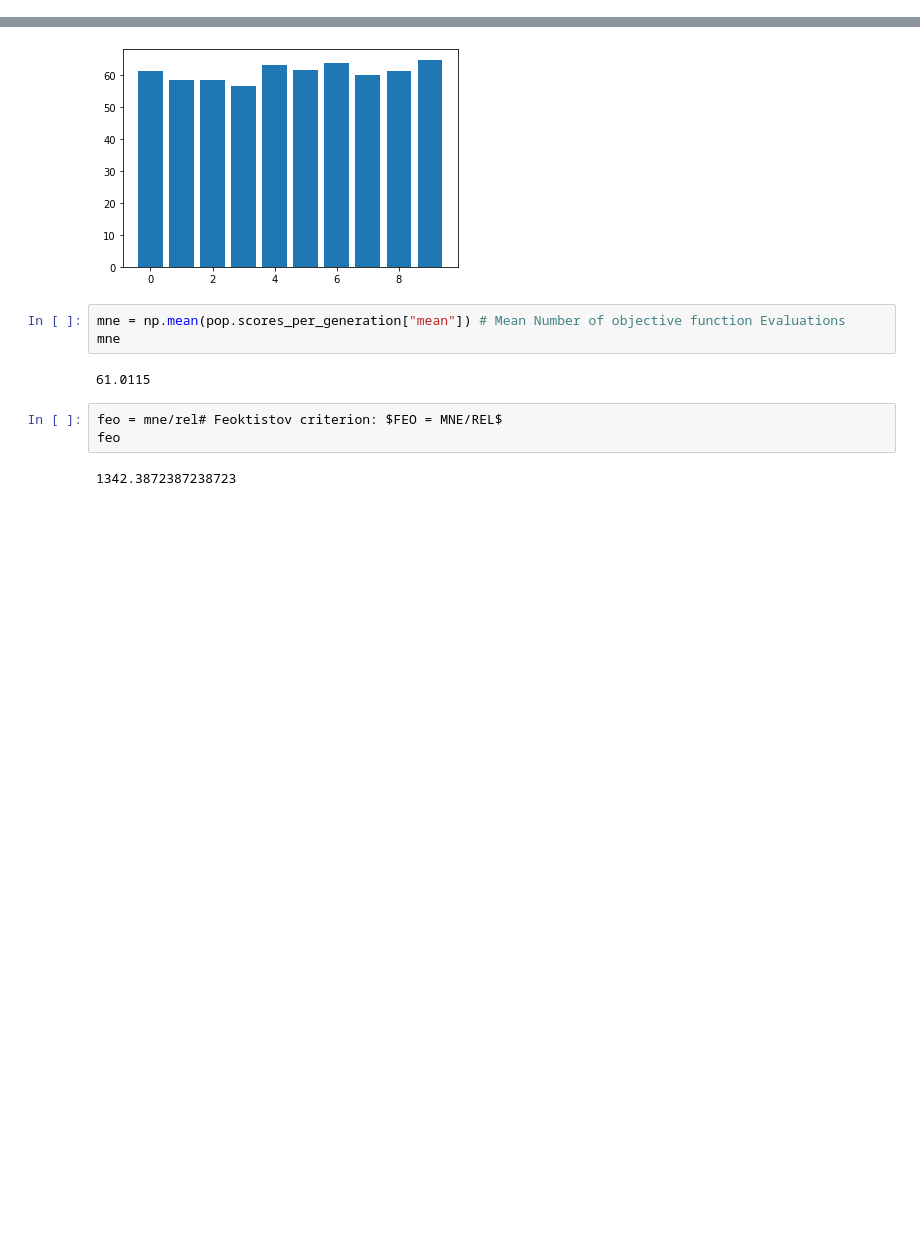
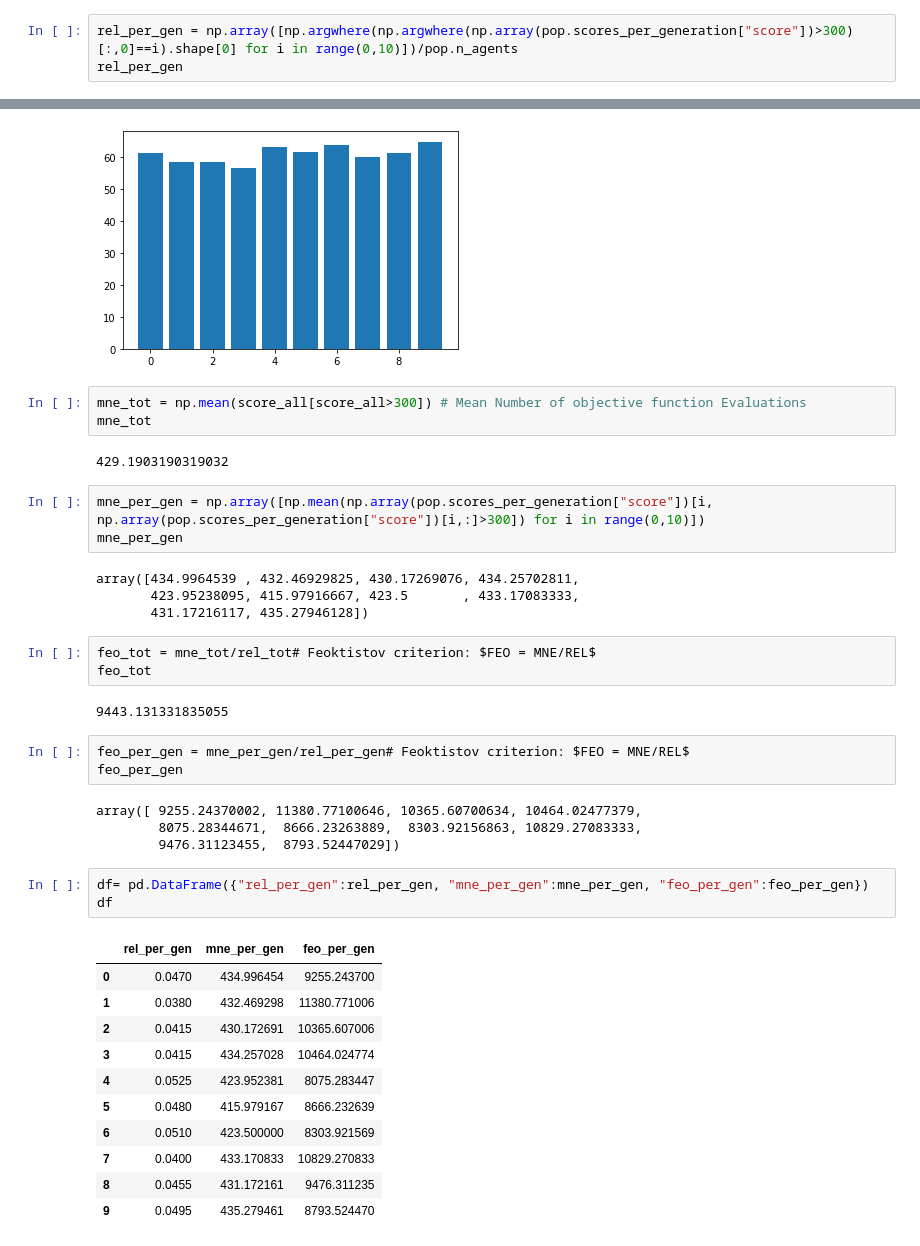
Before and after one commit to TheMrGhostman/NeuroEvolution_for_simple_games, a Jupyter notebook: RandomShooting_CartPole.ipynb, the cells around one changed output, grey strips where cells are left out. Saved outputs shown, nothing was run; the diff lists cells and outputs as text; blank space fills up the shorter version.

```diff
--- a/RandomShooting_CartPole.ipynb
+++ b/RandomShooting_CartPole.ipynb
@@ -193,2 +198,5 @@ rel
 # %% [output]
 0.04545
+# %%
+rel_per_gen = np.array([np.argwhere(np.argwhere(np.array(pop.scores_per_generation["score"])>300)[:,0]==i).shape[0] for i in range(0,10)])/pop.n_agents
+rel_per_gen
@@ -198,12 +209,41 @@ plt.bar(np.arange(10), pop.scores_per_generation["mean"])
 <BarContainer object of 10 artists>
 [figure]
 # %%
-mne = np.mean(pop.scores_per_generation["mean"]) # Mean Number of objective function Evaluations
-mne
+mne_tot = np.mean(score_all[score_all>300]) # Mean Number of objective function Evaluations
+mne_tot
 # %% [output]
-61.0115
+429.1903190319032
+# %%
+mne_per_gen = np.array([np.mean(np.array(pop.scores_per_generation["score"])[i, np.array(pop.scores_per_generation["score"])[i,:]>300]) for i in range(0,10)])
+mne_per_gen
+# %% [output]
+array([434.9964539 , 432.46929825, 430.17269076, 434.25702811,
+       423.95238095, 415.97916667, 423.5       , 433.17083333,
+       431.17216117, 435.27946128])
 # %%
-feo = mne/rel# Feoktistov criterion: $FEO = MNE/REL$
-feo
+feo_tot = mne_tot/rel_tot# Feoktistov criterion: $FEO = MNE/REL$
+feo_tot
 # %% [output]
-1342.3872387238723
+9443.131331835055
+# %%
+feo_per_gen = mne_per_gen/rel_per_gen# Feoktistov criterion: $FEO = MNE/REL$
+feo_per_gen
+# %% [output]
+array([ 9255.24370002, 11380.77100646, 10365.60700634, 10464.02477379,
+        8075.28344671,  8666.23263889,  8303.92156863, 10829.27083333,
+        9476.31123455,  8793.52447029])
+# %%
+df= pd.DataFrame({"rel_per_gen":rel_per_gen, "mne_per_gen":mne_per_gen, "feo_per_gen":feo_per_gen})
+df
+# %% [output]
+|  | rel_per_gen | mne_per_gen | feo_per_gen |
+| 0 | 0.0470 | 434.996454 | 9255.243700 |
+| 1 | 0.0380 | 432.469298 | 11380.771006 |
+| 2 | 0.0415 | 430.172691 | 10365.607006 |
+| 3 | 0.0415 | 434.257028 | 10464.024774 |
+| 4 | 0.0525 | 423.952381 | 8075.283447 |
+| 5 | 0.0480 | 415.979167 | 8666.232639 |
+| 6 | 0.0510 | 423.500000 | 8303.921569 |
+| 7 | 0.0400 | 433.170833 | 10829.270833 |
+| 8 | 0.0455 | 431.172161 | 9476.311235 |
+| 9 | 0.0495 | 435.279461 | 8793.524470 |
```
Also changed, not shown: parts of 3 cells of this notebook.
